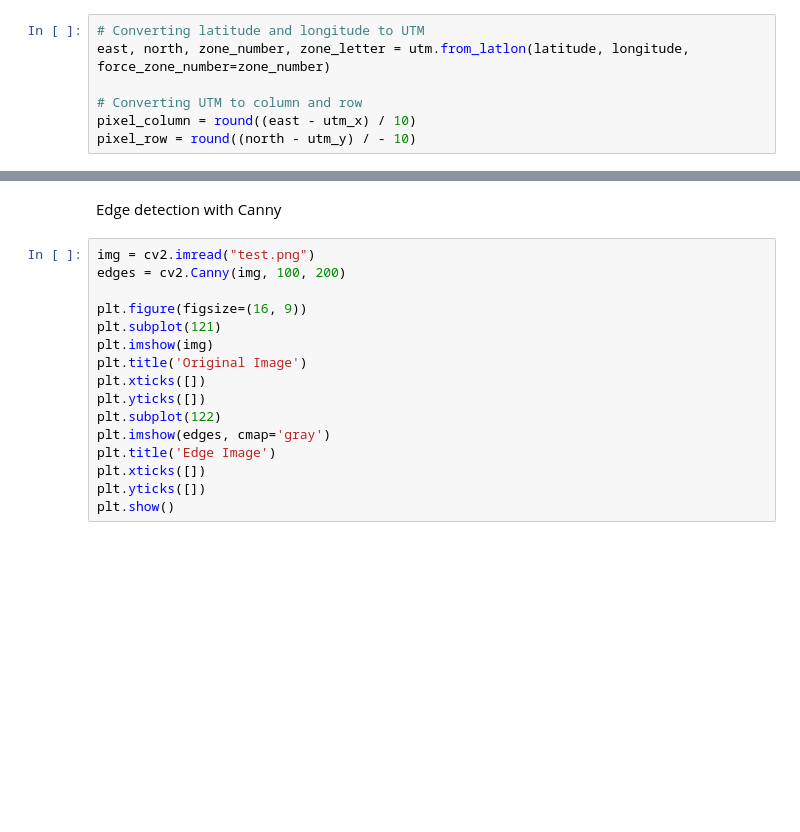
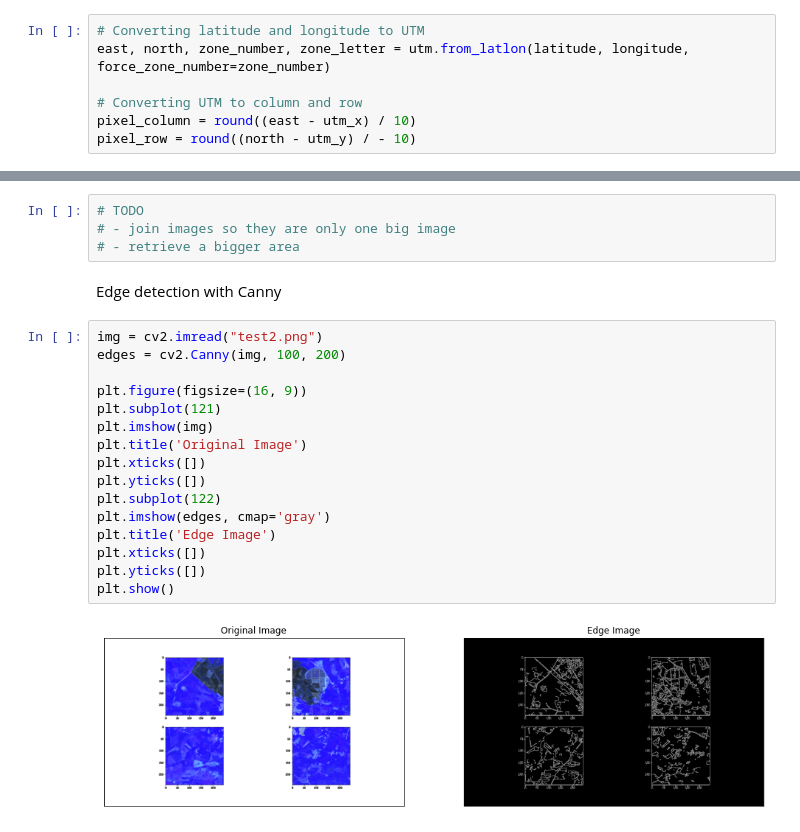
Before and after one commit to jayalabanda/projet-CNES, a Jupyter notebook: satellite.ipynb, the cells around one changed output, grey strips where cells are left out. Drawn from its saved outputs; the diff is of its cells as text; blank space fills up the shorter version.

```diff
--- a/satellite.ipynb
+++ b/satellite.ipynb
@@ -189,18 +248,24 @@ plt.show()
+# %%
+# TODO
+# - join images so they are only one big image
+# - retrieve a bigger area
 # %% [markdown]
 Edge detection with Canny
 # %%
-img = cv2.imread("test.png")
+img = cv2.imread("test2.png")
 edges = cv2.Canny(img, 100, 200)
 
 plt.figure(figsize=(16, 9))
 plt.subplot(121)
 plt.imshow(img)
 plt.title('Original Image')
 plt.xticks([])
 plt.yticks([])
 plt.subplot(122)
 plt.imshow(edges, cmap='gray')
 plt.title('Edge Image')
 plt.xticks([])
 plt.yticks([])
 plt.show()
+# %% [output]
+[figure, added]
```
Also changed, not shown: parts of 17 cells of this notebook, 1 other file.
